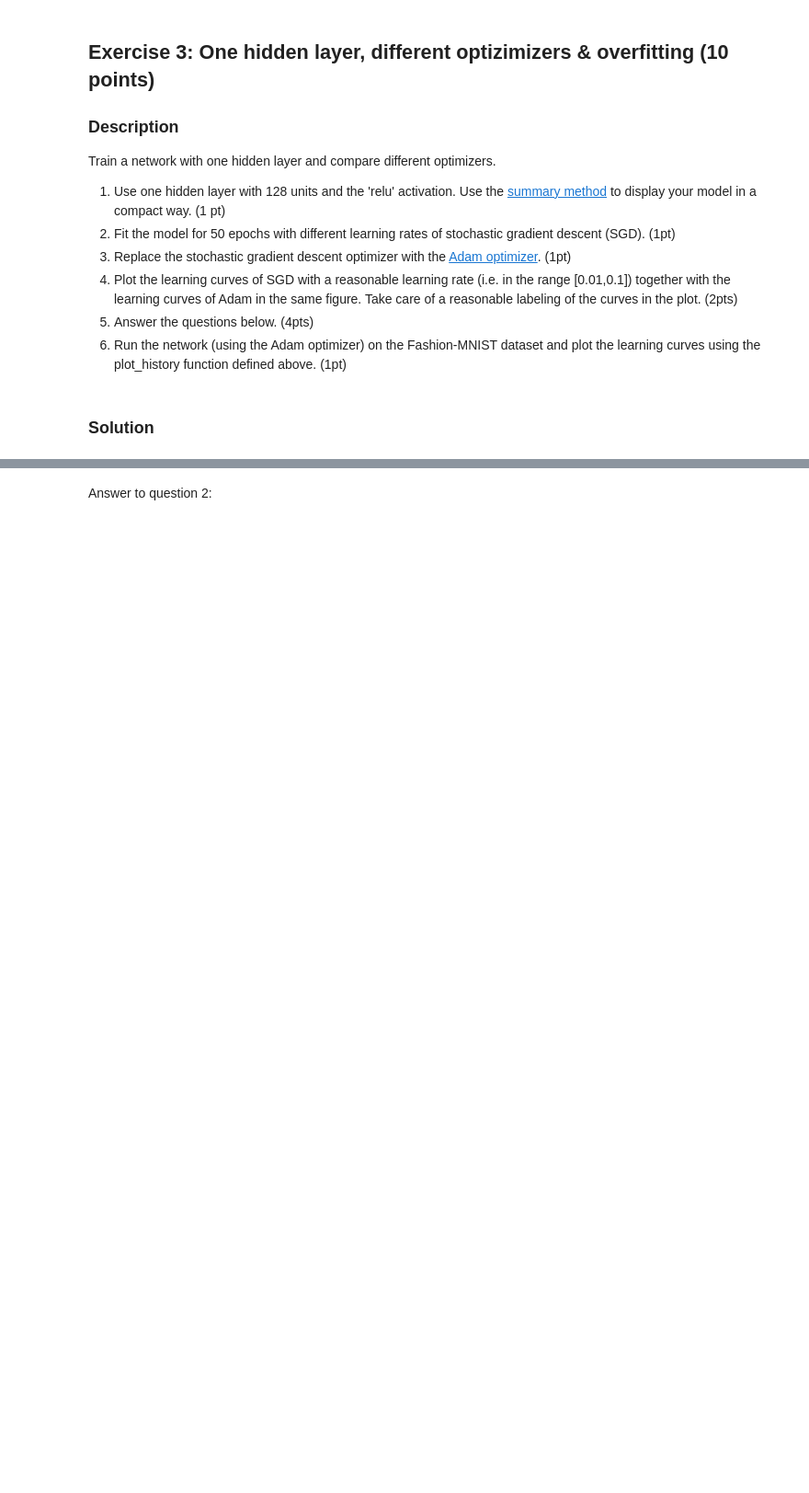
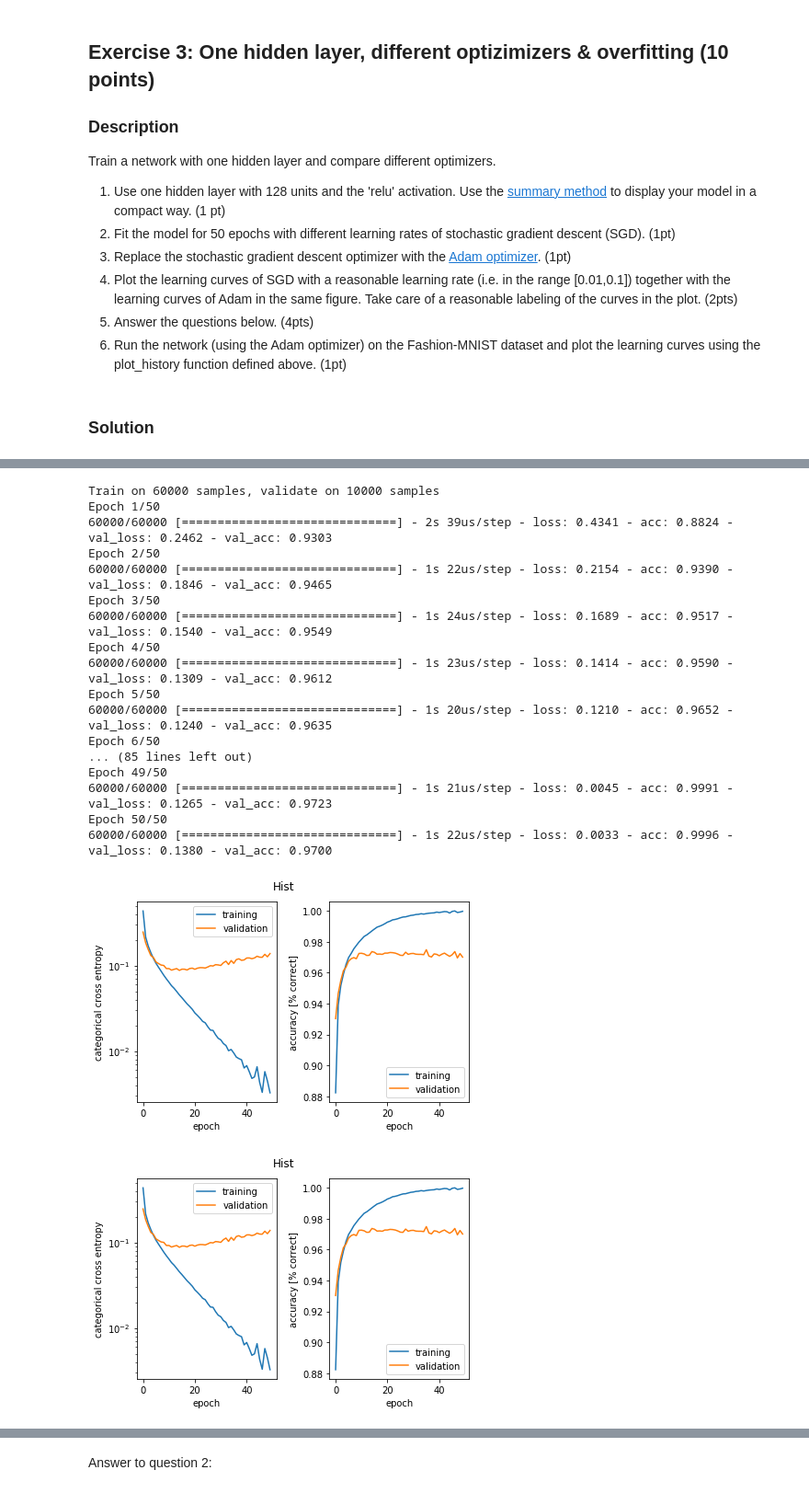
Before and after one commit to FredrikBixo/Artificial-neural-networks-miniproject1, a Jupyter notebook: miniproject1.ipynb, the cells around one changed output, grey strips where cells are left out. Shown at 92% size. Drawn from its saved outputs; the diff is of its cells as text; code cells hidden in the pictures; blank space fills up the shorter version.

```diff
--- a/miniproject1.ipynb
+++ b/miniproject1.ipynb
@@ -443,0 +508,56 @@ In this exercise we fit each model only for one initialization and random seed.
+# %%
+#Model 2 - 100 neurons
+
+from keras.models import Sequential
+from keras.layers import Dense, Activation
+from keras import optimizers
+
+batch_size = 128
+epochs = 50
+
+model = Sequential()
+
+
+#Input layer: 784 neurons
+
+#Hidden layer: 128 neurons
+model.add(Dense(50, activation='relu', input_dim=784))
+
+
+# Output layer: 10 Neurons
+model.add(Dense(10, activation='softmax'))
+
+
+model.compile(loss='categorical_crossentropy',
+              optimizer='Adam',
+              metrics=['accuracy'])
+
+    # Fitting:
+historySGD = model.fit(x_train, y_train_c,
+                    batch_size=batch_size,
+                    epochs=epochs,
+                    verbose=1,
+                    validation_data=(x_test, y_test_c))
+
+plot_history(historySGD, "Hist")
+    # Optimizer: Adam
+# %% [output]
+Train on 60000 samples, validate on 10000 samples
+Epoch 1/50
+60000/60000 [==============================] - 2s 39us/step - loss: 0.4341 - acc: 0.8824 - val_loss: 0.2462 - val_acc: 0.9303
+Epoch 2/50
+60000/60000 [==============================] - 1s 22us/step - loss: 0.2154 - acc: 0.9390 - val_loss: 0.1846 - val_acc: 0.9465
+Epoch 3/50
+60000/60000 [==============================] - 1s 24us/step - loss: 0.1689 - acc: 0.9517 - val_loss: 0.1540 - val_acc: 0.9549
+Epoch 4/50
+60000/60000 [==============================] - 1s 23us/step - loss: 0.1414 - acc: 0.9590 - val_loss: 0.1309 - val_acc: 0.9612
+Epoch 5/50
+60000/60000 [==============================] - 1s 20us/step - loss: 0.1210 - acc: 0.9652 - val_loss: 0.1240 - val_acc: 0.9635
+Epoch 6/50
+... (85 lines left out)
+Epoch 49/50
+60000/60000 [==============================] - 1s 21us/step - loss: 0.0045 - acc: 0.9991 - val_loss: 0.1265 - val_acc: 0.9723
+Epoch 50/50
+60000/60000 [==============================] - 1s 22us/step - loss: 0.0033 - acc: 0.9996 - val_loss: 0.1380 - val_acc: 0.9700
+[figure, added]
+[figure, added]
```
Also changed, not shown: parts of 12 cells of this notebook.
